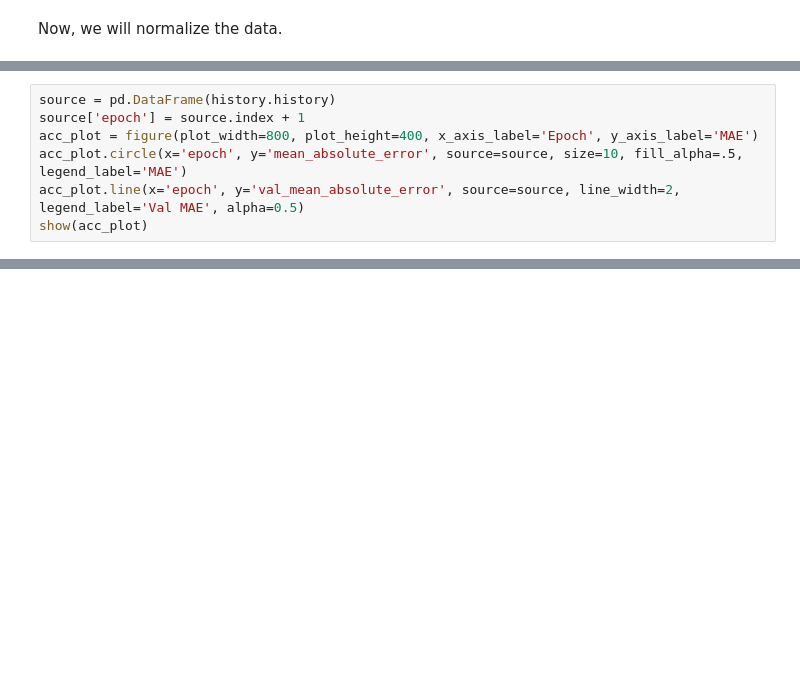
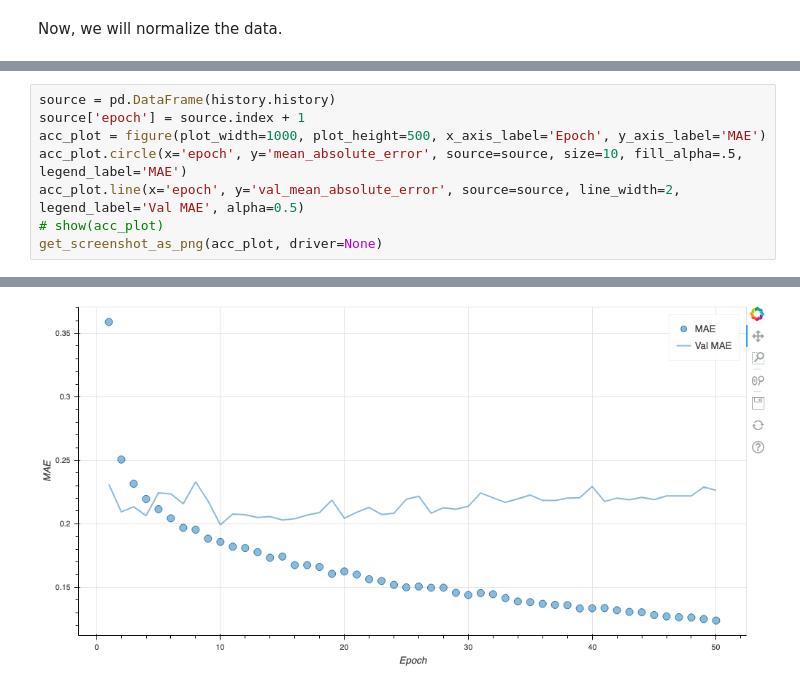
Before and after one commit to andrew-harding-gh/nexml-nyiso, a Jupyter notebook: notebooks/model.ipynb, the cells around one changed output, grey strips where cells are left out. Saved outputs shown, nothing was run; the diff lists cells and outputs as text; blank space fills up the shorter version.

```diff
--- a/notebooks/model.ipynb
+++ b/notebooks/model.ipynb
@@ -120,8 +110,9 @@ Epoch 50/50
 # %%
 source = pd.DataFrame(history.history)
 source['epoch'] = source.index + 1
-acc_plot = figure(plot_width=800, plot_height=400, x_axis_label='Epoch', y_axis_label='MAE')
+acc_plot = figure(plot_width=1000, plot_height=500, x_axis_label='Epoch', y_axis_label='MAE')
 acc_plot.circle(x='epoch', y='mean_absolute_error', source=source, size=10, fill_alpha=.5, legend_label='MAE')
 acc_plot.line(x='epoch', y='val_mean_absolute_error', source=source, line_width=2, legend_label='Val MAE', alpha=0.5)
-show(acc_plot)
+# show(acc_plot)
+get_screenshot_as_png(acc_plot, driver=None)
 # %% [output]
@@ -130 +119,2 @@ show(acc_plot)
+[figure, added]
 # %%
```
Also changed, not shown: parts of 14 cells of this notebook, 1 other file.
